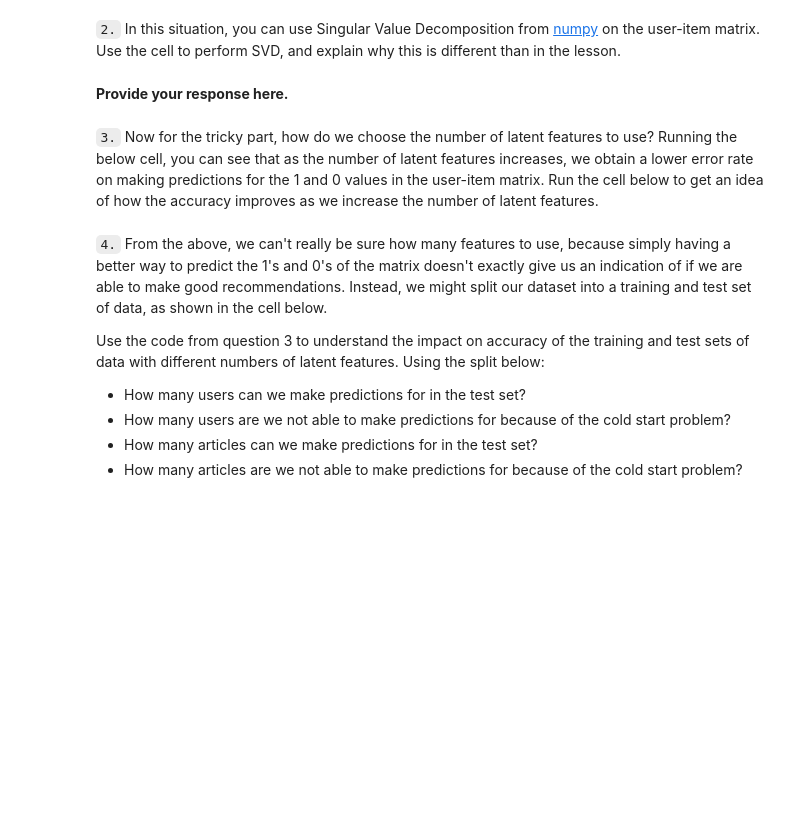
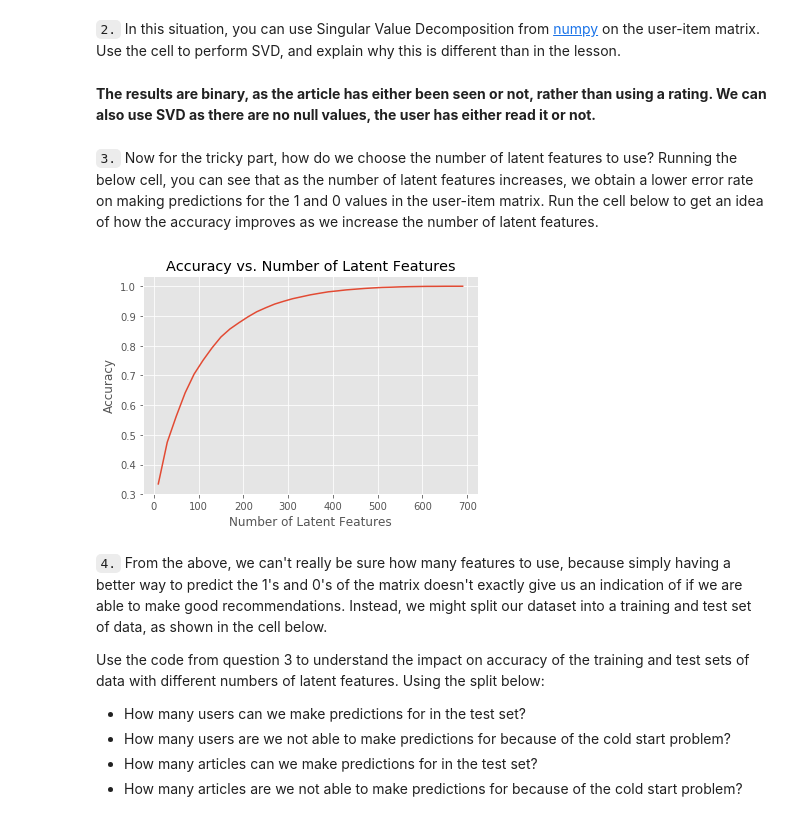
Before and after one commit to jhmarlow/ibm-watson-recommendation-engine, a Jupyter notebook: notebooks/Recommendations_with_IBM.ipynb, the cells around one changed output. Saved outputs shown, nothing was run; the diff lists cells and outputs as text; code cells hidden in the pictures; blank space fills up the shorter version.

```diff
--- a/notebooks/Recommendations_with_IBM.ipynb
+++ b/notebooks/Recommendations_with_IBM.ipynb
@@ -112,7 +142,7 @@ max_views = # The most viewed article in the dataset was viewed how many times?
 ## No need to change the code here - this will be helpful for later parts of the notebook
 # Run this cell to map the user email to a user_id column and remove the email column
 
-def email_mapper():
+def email_mapper(df):
     coded_dict = dict()
     cter = 1
     email_encoded = []
@@ -125,9 +155,9 @@ def email_mapper():
         email_encoded.append(coded_dict[val])
     return email_encoded
 
-email_encoded = email_mapper()
-del df['email']
-df['user_id'] = email_encoded
+email_encoded = email_mapper(df_interactions)
+del df_interactions['email']
+df_interactions['user_id'] = email_encoded
 
 # show header
-df.head()
+df_interactions.head()
@@ -490,35 +679,35 @@ user_item_matrix.head()
 `2.` In this situation, you can use Singular Value Decomposition from [numpy](https://docs.scipy.org/doc/numpy-1.14.0/reference/generated/numpy.linalg.svd.html) on the user-item matrix.  Use the cell to perform SVD, and explain why this is different than in the lesson.
 # %%
 # Perform SVD on the User-Item Matrix Here
-
-u, s, vt = # use the built in to get the three matrices
+u, s, vt = np.linalg.svd(user_item_matrix)  # use the built in to get the three matrices
-# %% [markdown]
-**Provide your response here.**
+# %% [markdown]
+**The results are binary, as the article has either been seen or not, rather than using a rating. We can also use SVD as there are no null values, the user has either read it or not.**
 # %% [markdown]
 `3.` Now for the tricky part, how do we choose the number of latent features to use?  Running the below cell, you can see that as the number of latent features increases, we obtain a lower error rate on making predictions for the 1 and 0 values in the user-item matrix.  Run the cell below to get an idea of how the accuracy improves as we increase the number of latent features.
 # %%
 num_latent_feats = np.arange(10,700+10,20)
 sum_errs = []
 
 for k in num_latent_feats:
     # restructure with k latent features
     s_new, u_new, vt_new = np.diag(s[:k]), u[:, :k], vt[:k, :]
 
     # take dot product
     user_item_est = np.around(np.dot(np.dot(u_new, s_new), vt_new))
 
     # compute error for each prediction to actual value
     diffs = np.subtract(user_item_matrix, user_item_est)
 
     # total errors and keep track of them
     err = np.sum(np.sum(np.abs(diffs)))
     sum_errs.append(err)
 
-
-plt.plot(num_latent_feats, 1 - np.array(sum_errs)/df.shape[0]);
+plt.plot(num_latent_feats, 1 - np.array(sum_errs)/df_interactions.shape[0]);
 plt.xlabel('Number of Latent Features');
 plt.ylabel('Accuracy');
 plt.title('Accuracy vs. Number of Latent Features');
+# %% [output]
+[figure, added]
 # %% [markdown]
 `4.` From the above, we can't really be sure how many features to use, because simply having a better way to predict the 1's and 0's of the matrix doesn't exactly give us an indication of if we are able to make good recommendations.  Instead, we might split our dataset into a training and test set of data, as shown in the cell below.
 
```
Also changed, not shown: parts of 54 cells of this notebook.
